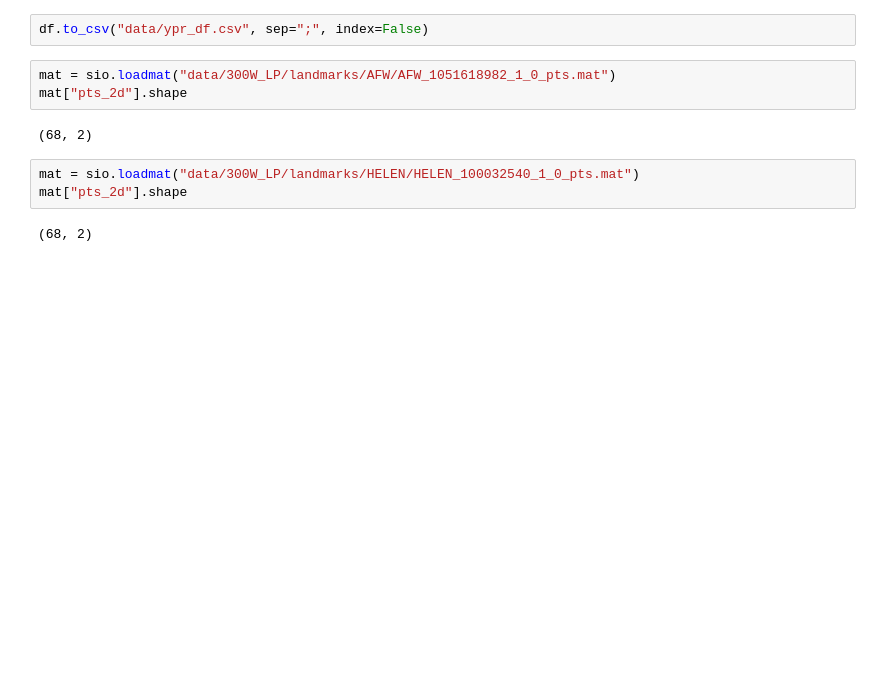
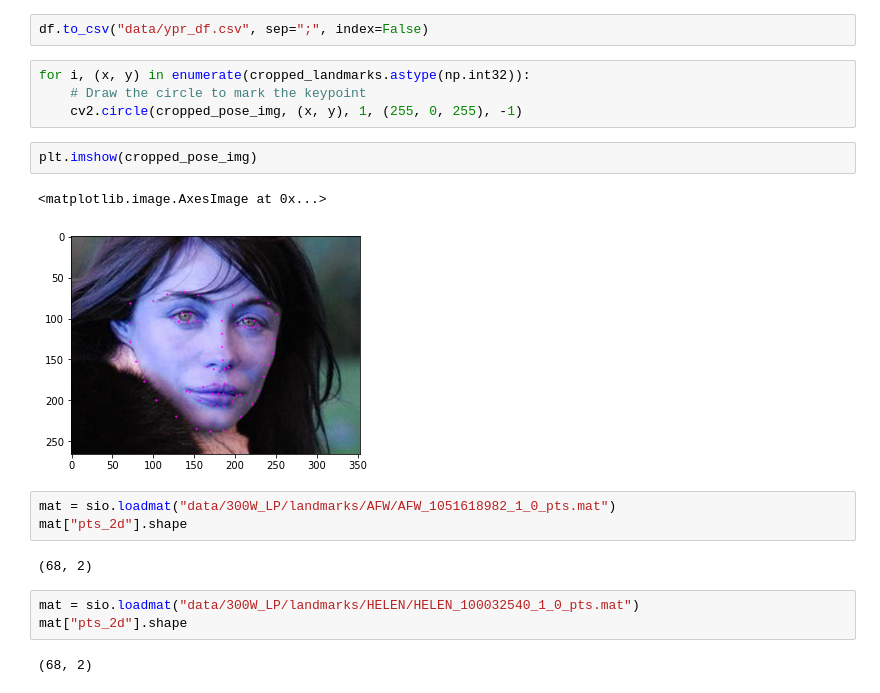
Before and after one commit to emrecanaltinsoy/deep-head-pose, a Jupyter notebook: create_dataset.ipynb, the cells around one changed output. Drawn from its saved outputs; the diff is of its cells as text; blank space fills up the shorter version.

```diff
--- a/create_dataset.ipynb
+++ b/create_dataset.ipynb
@@ -85,5 +95,14 @@ df.head()
 # %%
 df.to_csv("data/ypr_df.csv", sep=";", index=False)
+# %%
+for i, (x, y) in enumerate(cropped_landmarks.astype(np.int32)):
+    # Draw the circle to mark the keypoint
+    cv2.circle(cropped_pose_img, (x, y), 1, (255, 0, 255), -1)
+# %%
+plt.imshow(cropped_pose_img)
+# %% [output]
+<matplotlib.image.AxesImage at 0x...>
+[figure, added]
 # %%
 mat = sio.loadmat("data/300W_LP/landmarks/AFW/AFW_1051618982_1_0_pts.mat")
 mat["pts_2d"].shape
```
Also changed, not shown: parts of 3 cells of this notebook.
